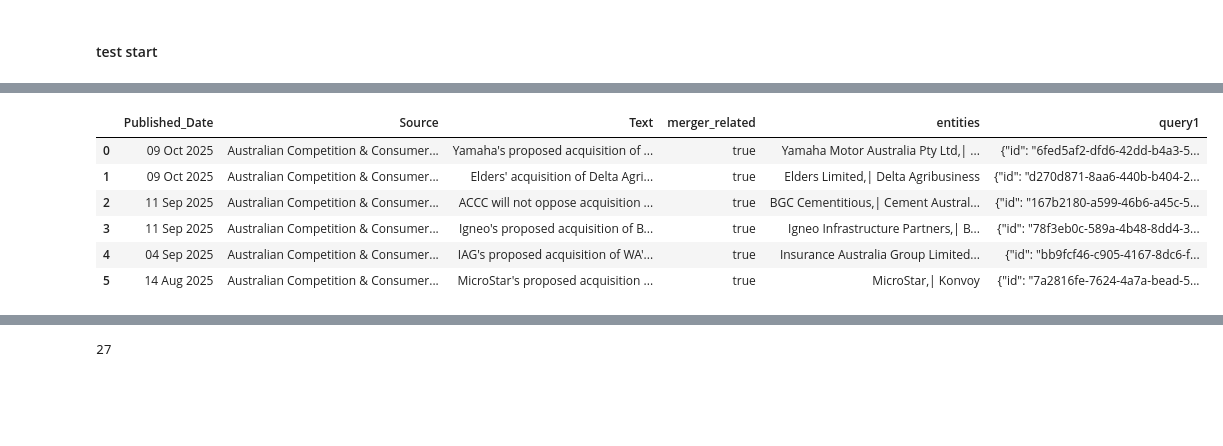
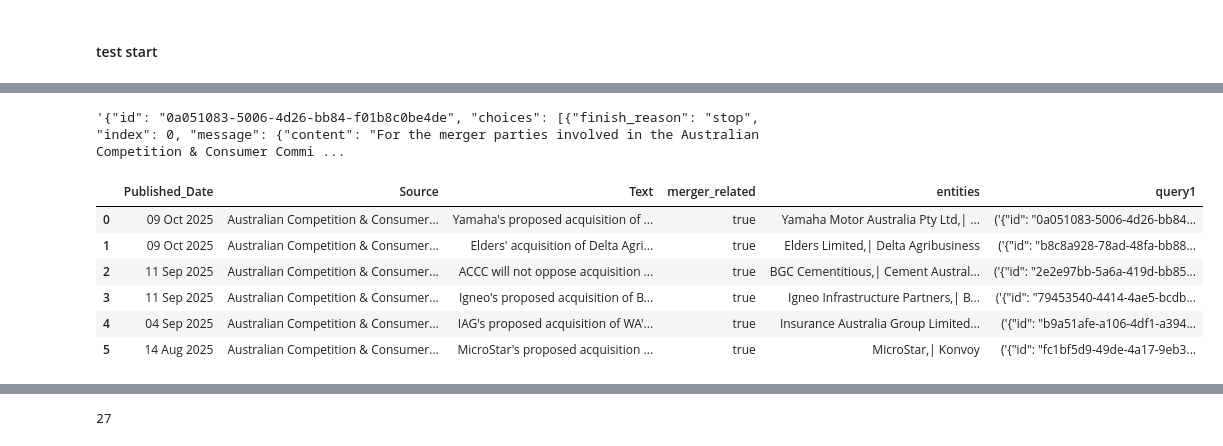
Before and after one commit to chuash/MergerScan, a Jupyter notebook: Draft.ipynb, the cells around one changed output, grey strips where cells are left out. Saved outputs shown, nothing was run; the diff lists cells and outputs as text; code cells hidden in the pictures; blank space fills up the shorter version.

```diff
--- a/Draft.ipynb
+++ b/Draft.ipynb
@@ -940,0 +1010,3 @@ If the query intended Microstar Laboratories (a different entity), then it sells
+# %%
+struct_prompt_message_list = prompt_generator(data_list=[strip_markdown(item.choices[0].message.content) for item in websearchresults], sys_msg=structoutput_sys_msg)
+struct_prompt_message_list
@@ -940,0 +1031,9 @@ If the query intended Microstar Laboratories (a different entity), then it sells
+# %%
+chunk_size = 6
+pause_seconds = 1.0
+
+start_time = time.time()
+struct_websearchresults = asyncio.run(main(data_list=struct_prompt_message_list,func=struc_op_chunk, chunk_size=chunk_size, pause_duration=pause_seconds))
+end_time = time.time()
+
+end_time-start_time
@@ -940,0 +1045,2 @@ If the query intended Microstar Laboratories (a different entity), then it sells
+# %%
+json.loads(struct_websearchresults[5].choices[0].message.content)
@@ -941,14 +1054,20 @@ If the query intended Microstar Laboratories (a different entity), then it sells
+# %%
+query1_combined = [str((json.dumps(x.to_dict()), y.choices[0].message.content)) for x, y in zip(websearchresults, struct_websearchresults)]
+# %%
+eval(query1_combined[0])[0]
+# %% [output]
+'{"id": "0a051083-5006-4d26-bb84-f01b8c0be4de", "choices": [{"finish_reason": "stop", "index": 0, "message": {"content": "For the merger parties involved in the Australian Competition & Consumer Commi ...
 # %%
-df1['query1'] = [json.dumps(item.to_dict()) for item in websearchresults]    # camt stpre as dict, so need json dumps to string.
+df1['query1'] = query1_combined    # camt stpre as dict, so need json dumps to string.
 df1
 # %% [output]
 |  | Published_Date | Source | Text | merger_related | entities | query1 |
-| 0 | 09 Oct 2025 | Australian Competition & Consumer... | Yamaha's proposed acquisition of ... | true | Yamaha Motor Australia Pty Ltd,| ... | {"id": "6fed5af2-dfd6-42dd-b4a3-5... |
-| 1 | 09 Oct 2025 | Australian Competition & Consumer... | Elders' acquisition of Delta Agri... | true | Elders Limited,| Delta Agribusiness | {"id": "d270d871-8aa6-440b-b404-2... |
-| 2 | 11 Sep 2025 | Australian Competition & Consumer... | ACCC will not oppose acquisition ... | true | BGC Cementitious,| Cement Austral... | {"id": "167b2180-a599-46b6-a45c-5... |
-| 3 | 11 Sep 2025 | Australian Competition & Consumer... | Igneo's proposed acquisition of B... | true | Igneo Infrastructure Partners,| B... | {"id": "78f3eb0c-589a-4b48-8dd4-3... |
-| 4 | 04 Sep 2025 | Australian Competition & Consumer... | IAG's proposed acquisition of WA'... | true | Insurance Australia Group Limited... | {"id": "bb9fcf46-c905-4167-8dc6-f... |
-| 5 | 14 Aug 2025 | Australian Competition & Consumer... | MicroStar's proposed acquisition ... | true | MicroStar,| Konvoy | {"id": "7a2816fe-7624-4a7a-bead-5... |
+| 0 | 09 Oct 2025 | Australian Competition & Consumer... | Yamaha's proposed acquisition of ... | true | Yamaha Motor Australia Pty Ltd,| ... | ('{"id": "0a051083-5006-4d26-bb84... |
+| 1 | 09 Oct 2025 | Australian Competition & Consumer... | Elders' acquisition of Delta Agri... | true | Elders Limited,| Delta Agribusiness | ('{"id": "b8c8a928-78ad-48fa-bb88... |
+| 2 | 11 Sep 2025 | Australian Competition & Consumer... | ACCC will not oppose acquisition ... | true | BGC Cementitious,| Cement Austral... | ('{"id": "2e2e97bb-5a6a-419d-bb85... |
+| 3 | 11 Sep 2025 | Australian Competition & Consumer... | Igneo's proposed acquisition of B... | true | Igneo Infrastructure Partners,| B... | ('{"id": "79453540-4414-4ae5-bcdb... |
+| 4 | 04 Sep 2025 | Australian Competition & Consumer... | IAG's proposed acquisition of WA'... | true | Insurance Australia Group Limited... | ('{"id": "b9a51afe-a106-4df1-a394... |
+| 5 | 14 Aug 2025 | Australian Competition & Consumer... | MicroStar's proposed acquisition ... | true | MicroStar,| Konvoy | ('{"id": "fc1bf5d9-49de-4a17-9eb3... |
 # %%
 df_final = pd.merge(df, df1[['Published_Date','Source','Text','query1']], on=['Published_Date', 'Source', 'Text'], how='left').fillna('')
 df_final
```
Also changed, not shown: parts of 38 cells of this notebook, 3 other files.
